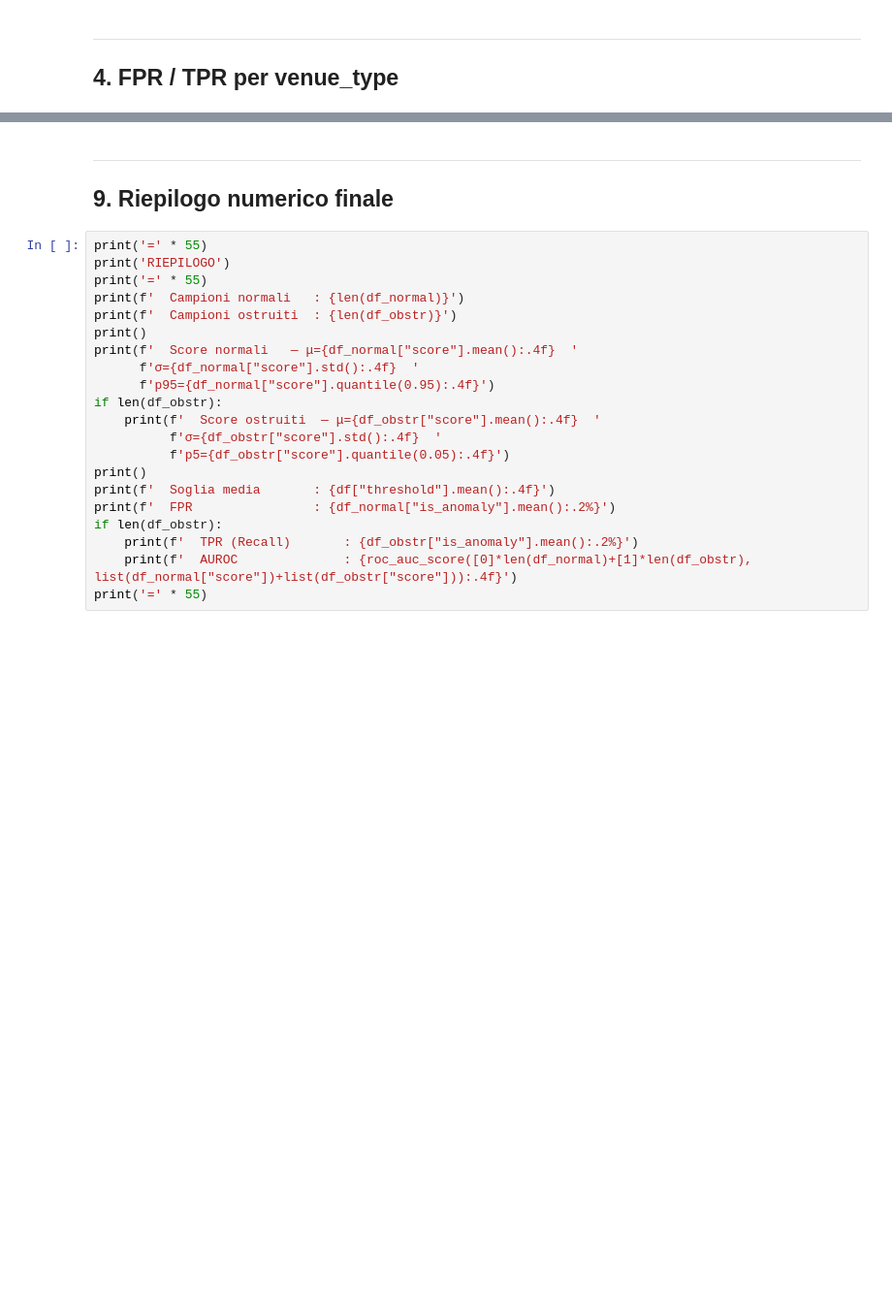
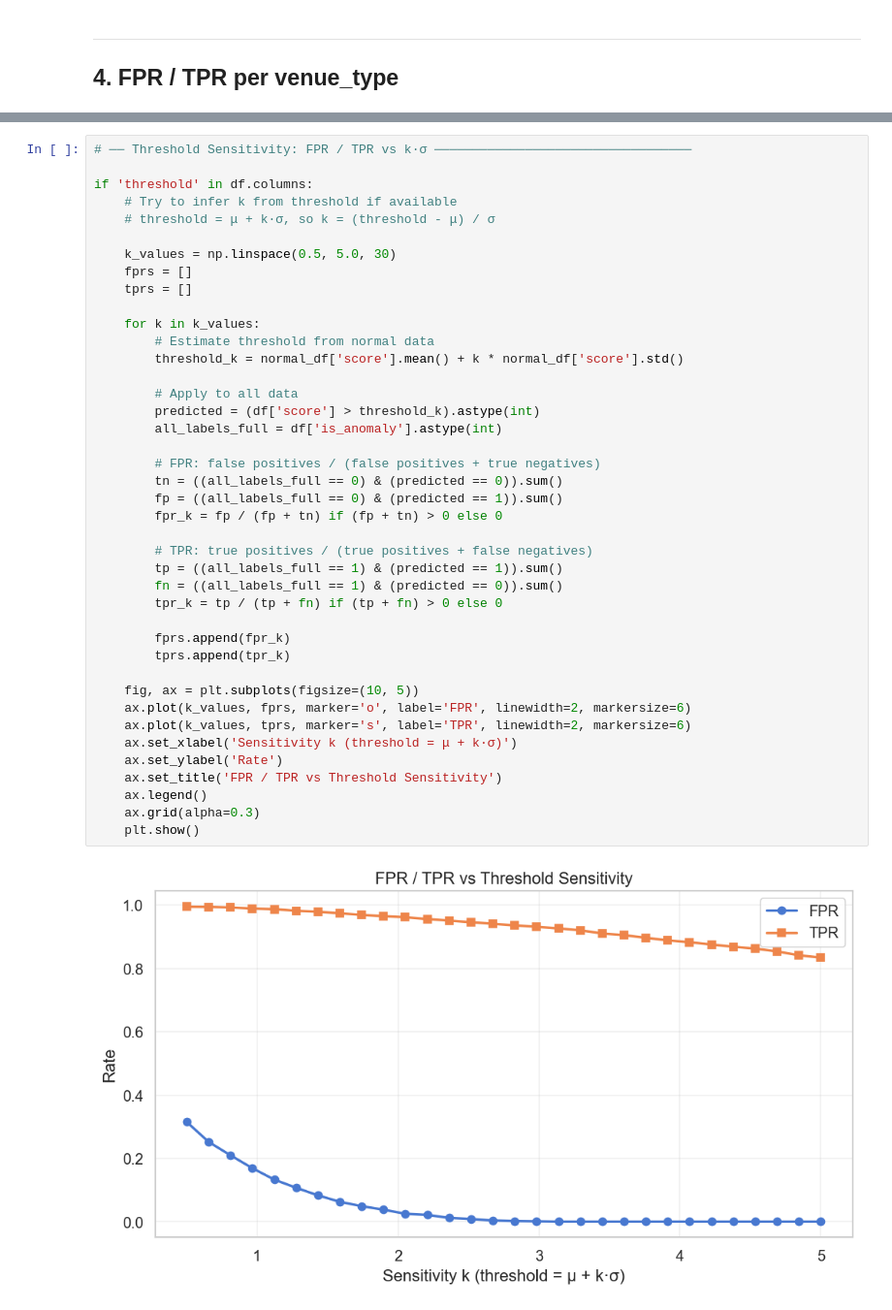
Before and after one commit to andreainno22/Thesis-project-UNIPI, a Jupyter notebook: src/patchcore_analysis.ipynb, the cells around one changed output, grey strips where cells are left out. Shown at 97% size. Saved outputs shown, nothing was run; the diff lists cells and outputs as text; blank space fills up the shorter version.

```diff
--- a/src/patchcore_analysis.ipynb
+++ b/src/patchcore_analysis.ipynb
@@ -438,24 +379,43 @@ print('Funzione show_pair() pronta. Decommenta l\'esempio sopra con i tuoi path.
-# %% [markdown]
----
-## 9. Riepilogo numerico finale
-# %%
-print('=' * 55)
-print('RIEPILOGO')
-print('=' * 55)
-print(f'  Campioni normali   : {len(df_normal)}')
-print(f'  Campioni ostruiti  : {len(df_obstr)}')
-print()
-print(f'  Score normali   — μ={df_normal["score"].mean():.4f}  '
-      f'σ={df_normal["score"].std():.4f}  '
-      f'p95={df_normal["score"].quantile(0.95):.4f}')
-if len(df_obstr):
-    print(f'  Score ostruiti  — μ={df_obstr["score"].mean():.4f}  '
-          f'σ={df_obstr["score"].std():.4f}  '
-          f'p5={df_obstr["score"].quantile(0.05):.4f}')
-print()
-print(f'  Soglia media       : {df["threshold"].mean():.4f}')
-print(f'  FPR                : {df_normal["is_anomaly"].mean():.2%}')
-if len(df_obstr):
-    print(f'  TPR (Recall)       : {df_obstr["is_anomaly"].mean():.2%}')
-    print(f'  AUROC              : {roc_auc_score([0]*len(df_normal)+[1]*len(df_obstr), list(df_normal["score"])+list(df_obstr["score"])):.4f}')
-print('=' * 55)
+# %%
+# ── Threshold Sensitivity: FPR / TPR vs k·σ ──────────────────────────────────
+
+if 'threshold' in df.columns:
+    # Try to infer k from threshold if available
+    # threshold = μ + k·σ, so k = (threshold - μ) / σ
+
+    k_values = np.linspace(0.5, 5.0, 30)
+    fprs = []
+    tprs = []
+
+    for k in k_values:
+        # Estimate threshold from normal data
+        threshold_k = normal_df['score'].mean() + k * normal_df['score'].std()
+
+        # Apply to all data
+        predicted = (df['score'] > threshold_k).astype(int)
+        all_labels_full = df['is_anomaly'].astype(int)
+
+        # FPR: false positives / (false positives + true negatives)
+        tn = ((all_labels_full == 0) & (predicted == 0)).sum()
+        fp = ((all_labels_full == 0) & (predicted == 1)).sum()
+        fpr_k = fp / (fp + tn) if (fp + tn) > 0 else 0
+
+        # TPR: true positives / (true positives + false negatives)
+        tp = ((all_labels_full == 1) & (predicted == 1)).sum()
+        fn = ((all_labels_full == 1) & (predicted == 0)).sum()
+        tpr_k = tp / (tp + fn) if (tp + fn) > 0 else 0
+
+        fprs.append(fpr_k)
+        tprs.append(tpr_k)
+
+    fig, ax = plt.subplots(figsize=(10, 5))
+    ax.plot(k_values, fprs, marker='o', label='FPR', linewidth=2, markersize=6)
+    ax.plot(k_values, tprs, marker='s', label='TPR', linewidth=2, markersize=6)
+    ax.set_xlabel('Sensitivity k (threshold = μ + k·σ)')
+    ax.set_ylabel('Rate')
+    ax.set_title('FPR / TPR vs Threshold Sensitivity')
+    ax.legend()
+    ax.grid(alpha=0.3)
+    plt.show()
+# %% [output]
+[figure, added]
```
Also changed, not shown: parts of 36 cells of this notebook, 4 other files.
